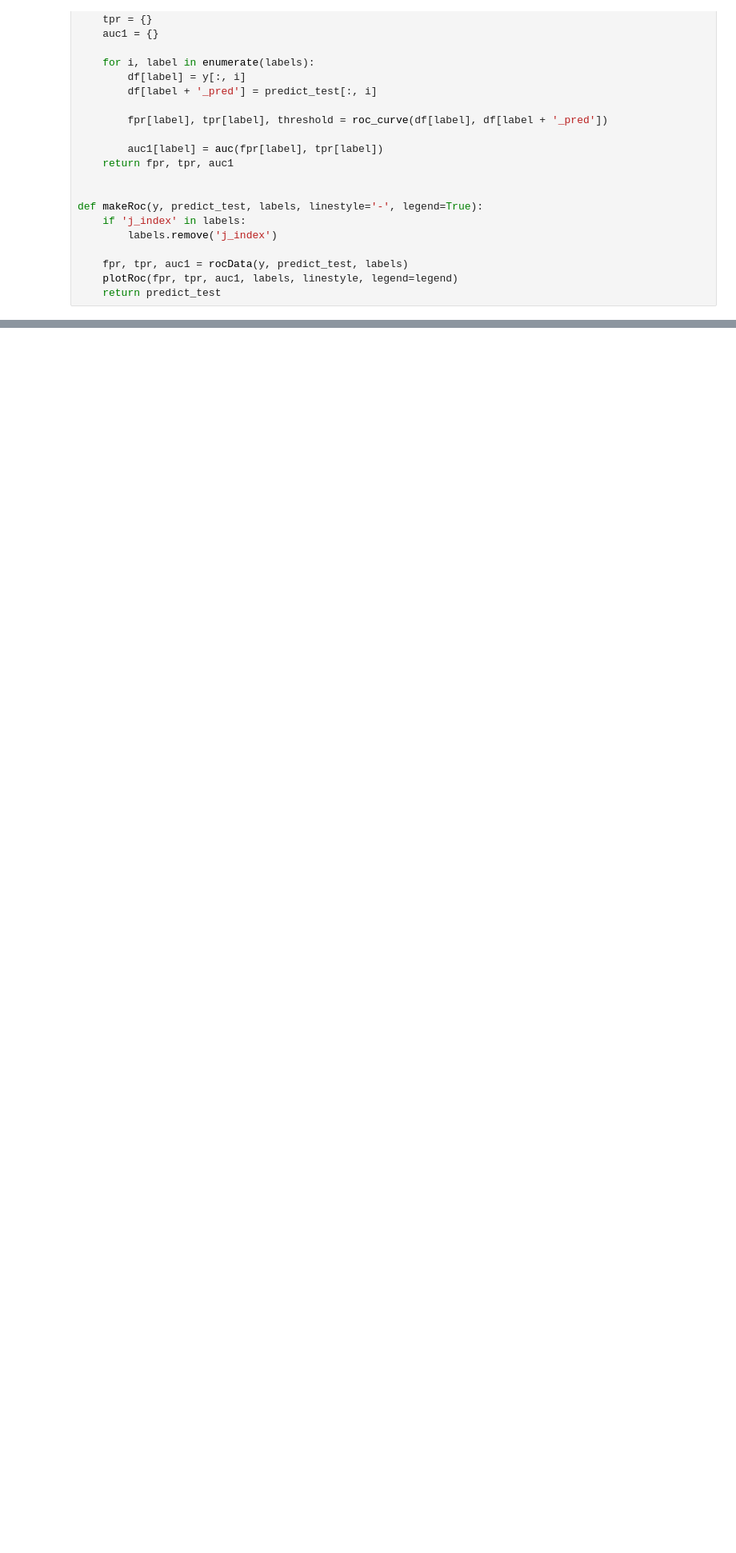
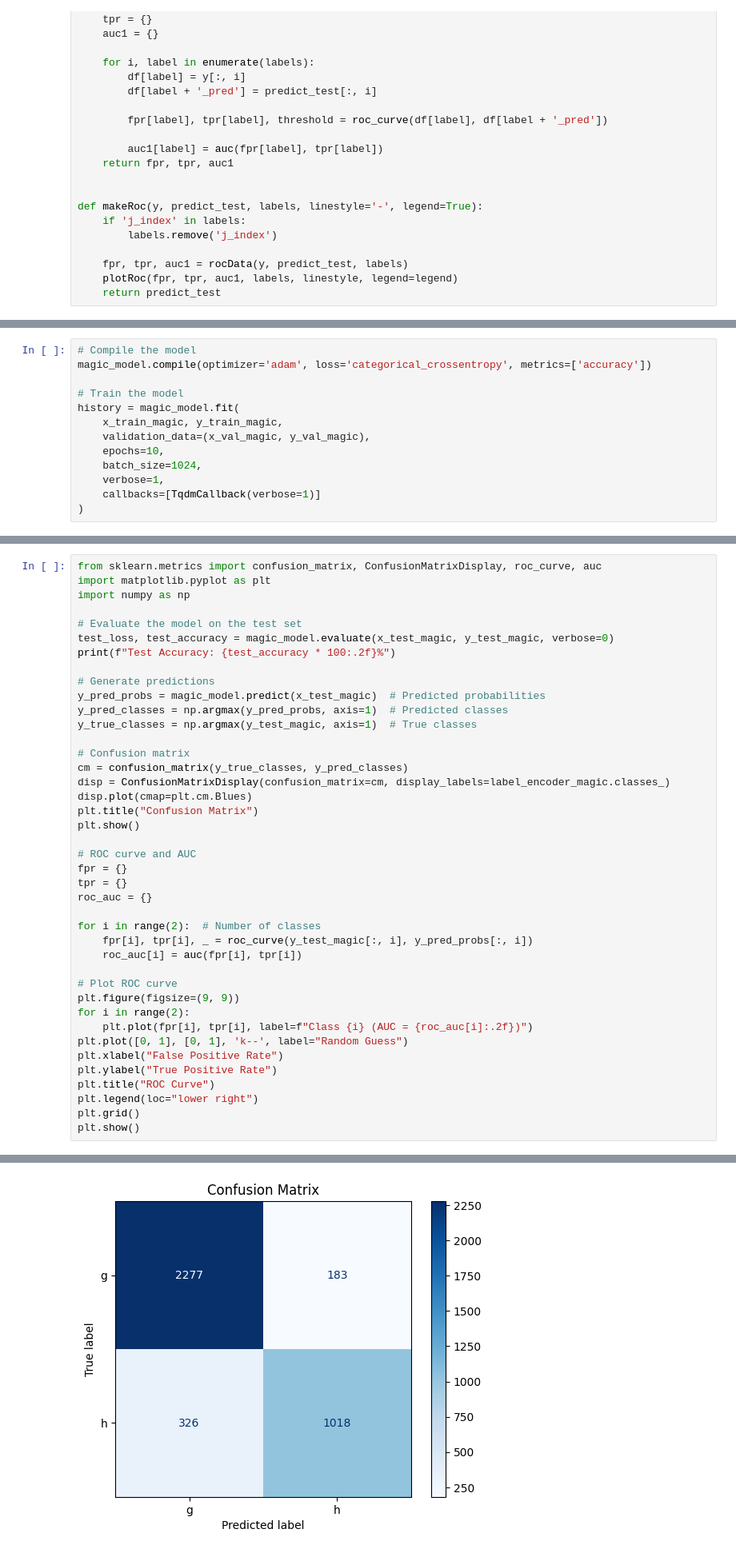
Before and after one commit to BNL-Fermilab-RENEW/tutorials_2025, a Jupyter notebook: DeepNeuralNetworks/DNN_with_answers.ipynb, the cells around one changed output, grey strips where cells are left out. Shown at 80% size. Drawn from its saved outputs; the diff is of its cells as text; blank space fills up the shorter version.

```diff
--- a/DeepNeuralNetworks/DNN_with_answers.ipynb
+++ b/DeepNeuralNetworks/DNN_with_answers.ipynb
@@ -707,0 +711,13 @@ plot_confusion_matrix(cm, le.classes_, normalize=True)
+# %%
+# Compile the model
+magic_model.compile(optimizer='adam', loss='categorical_crossentropy', metrics=['accuracy'])
+
+# Train the model
+history = magic_model.fit(
+    x_train_magic, y_train_magic,
+    validation_data=(x_val_magic, y_val_magic),
+    epochs=10,
+    batch_size=1024,
+    verbose=1,
+    callbacks=[TqdmCallback(verbose=1)]
+)
@@ -707,0 +750,42 @@ plot_confusion_matrix(cm, le.classes_, normalize=True)
+# %%
+from sklearn.metrics import confusion_matrix, ConfusionMatrixDisplay, roc_curve, auc
+import matplotlib.pyplot as plt
+import numpy as np
+
+# Evaluate the model on the test set
+test_loss, test_accuracy = magic_model.evaluate(x_test_magic, y_test_magic, verbose=0)
+print(f"Test Accuracy: {test_accuracy * 100:.2f}%")
+
+# Generate predictions
+y_pred_probs = magic_model.predict(x_test_magic)  # Predicted probabilities
+y_pred_classes = np.argmax(y_pred_probs, axis=1)  # Predicted classes
+y_true_classes = np.argmax(y_test_magic, axis=1)  # True classes
+
+# Confusion matrix
+cm = confusion_matrix(y_true_classes, y_pred_classes)
+disp = ConfusionMatrixDisplay(confusion_matrix=cm, display_labels=label_encoder_magic.classes_)
+disp.plot(cmap=plt.cm.Blues)
+plt.title("Confusion Matrix")
+plt.show()
+
+# ROC curve and AUC
+fpr = {}
+tpr = {}
+roc_auc = {}
+
+for i in range(2):  # Number of classes
+    fpr[i], tpr[i], _ = roc_curve(y_test_magic[:, i], y_pred_probs[:, i])
+    roc_auc[i] = auc(fpr[i], tpr[i])
+
+# Plot ROC curve
+plt.figure(figsize=(9, 9))
+for i in range(2):
+    plt.plot(fpr[i], tpr[i], label=f"Class {i} (AUC = {roc_auc[i]:.2f})")
+plt.plot([0, 1], [0, 1], 'k--', label="Random Guess")
+plt.xlabel("False Positive Rate")
+plt.ylabel("True Positive Rate")
+plt.title("ROC Curve")
+plt.legend(loc="lower right")
+plt.grid()
+plt.show()
+# %% [output]
@@ -707,0 +794 @@ plot_confusion_matrix(cm, le.classes_, normalize=True)
+[figure, added]
```
Also changed, not shown: parts of 26 cells of this notebook, 2 other files.
